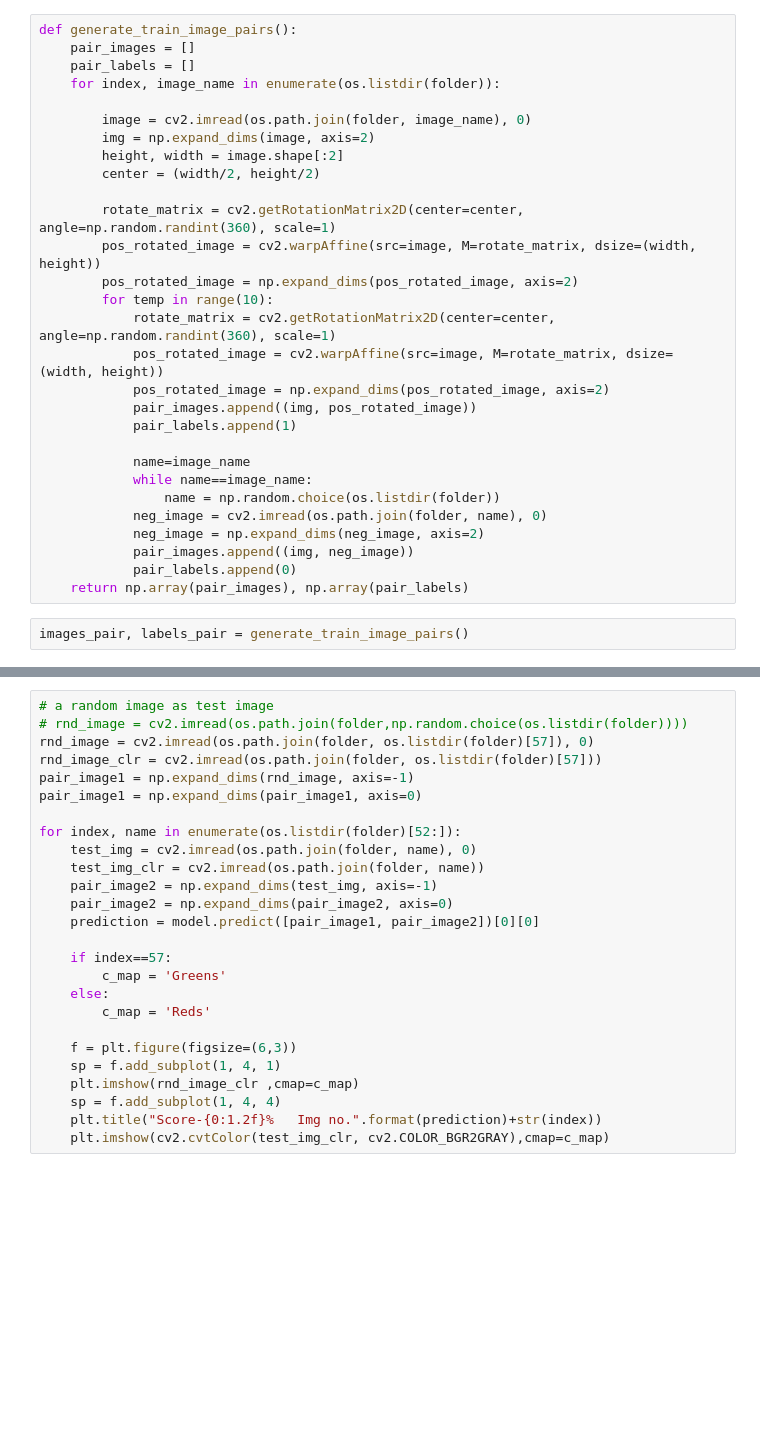
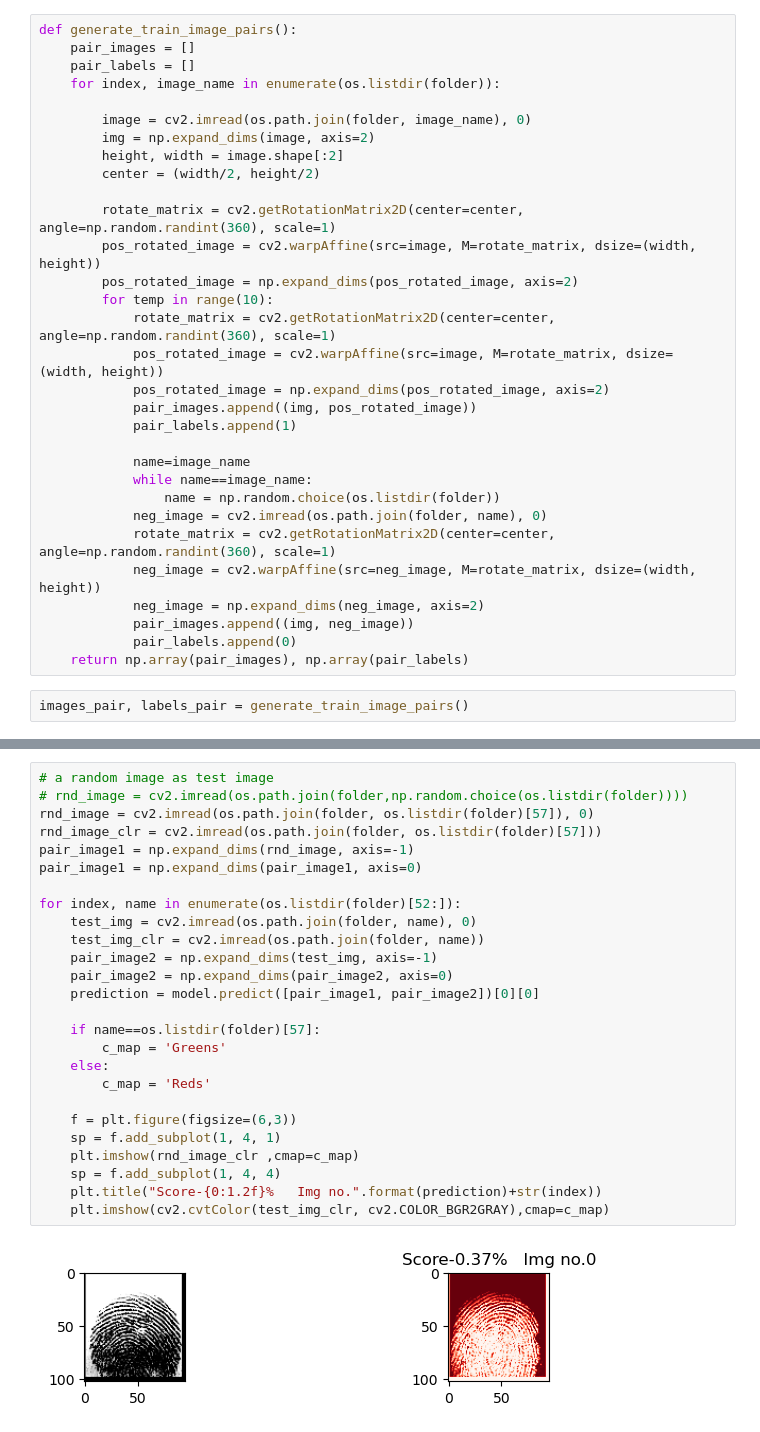
Before and after one commit to ArpitSureka/Iris-Recognition, a Jupyter notebook: Siamese.ipynb, the cells around one changed output, grey strips where cells are left out. Cells and saved outputs as stored; diff of their text form; blank space fills up the shorter version.

```diff
--- a/Siamese.ipynb
+++ b/Siamese.ipynb
@@ -83,6 +91,8 @@ def generate_train_image_pairs():
             while name==image_name:
                 name = np.random.choice(os.listdir(folder))
             neg_image = cv2.imread(os.path.join(folder, name), 0)
+            rotate_matrix = cv2.getRotationMatrix2D(center=center, angle=np.random.randint(360), scale=1)
+            neg_image = cv2.warpAffine(src=neg_image, M=rotate_matrix, dsize=(width, height))
             neg_image = np.expand_dims(neg_image, axis=2)
             pair_images.append((img, neg_image))
             pair_labels.append(0)
@@ -108,26 +142,28 @@ model.save('siamese_model/first_model')
 # %%
 # a random image as test image
 # rnd_image = cv2.imread(os.path.join(folder,np.random.choice(os.listdir(folder))))
 rnd_image = cv2.imread(os.path.join(folder, os.listdir(folder)[57]), 0)
 rnd_image_clr = cv2.imread(os.path.join(folder, os.listdir(folder)[57]))
 pair_image1 = np.expand_dims(rnd_image, axis=-1)
 pair_image1 = np.expand_dims(pair_image1, axis=0)
 
 for index, name in enumerate(os.listdir(folder)[52:]):
     test_img = cv2.imread(os.path.join(folder, name), 0)
     test_img_clr = cv2.imread(os.path.join(folder, name))
     pair_image2 = np.expand_dims(test_img, axis=-1)
     pair_image2 = np.expand_dims(pair_image2, axis=0)
     prediction = model.predict([pair_image1, pair_image2])[0][0]
 
-    if index==57:
+    if name==os.listdir(folder)[57]:
         c_map = 'Greens'
     else:
         c_map = 'Reds'
 
     f = plt.figure(figsize=(6,3))
     sp = f.add_subplot(1, 4, 1)
     plt.imshow(rnd_image_clr ,cmap=c_map)
     sp = f.add_subplot(1, 4, 4)
     plt.title("Score-{0:1.2f}%   Img no.".format(prediction)+str(index))
     plt.imshow(cv2.cvtColor(test_img_clr, cv2.COLOR_BGR2GRAY),cmap=c_map)
+# %% [output]
+[figure, added]
```
Also changed, not shown: parts of 13 cells of this notebook, 1 other file.
